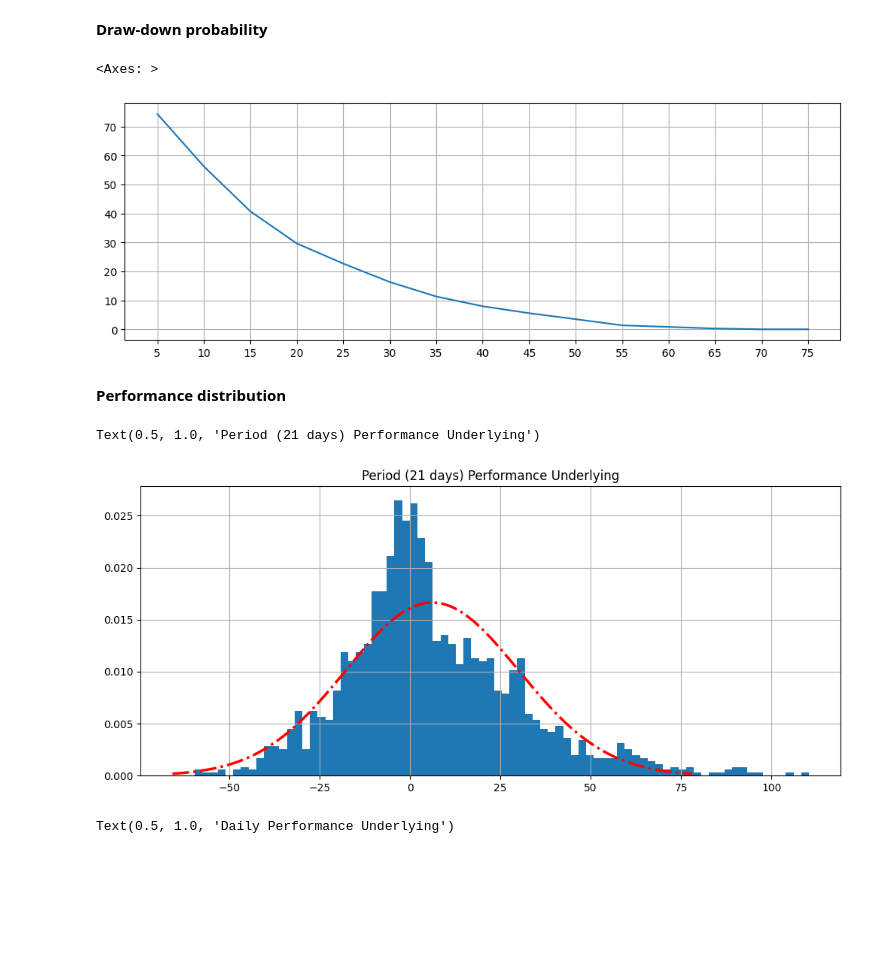
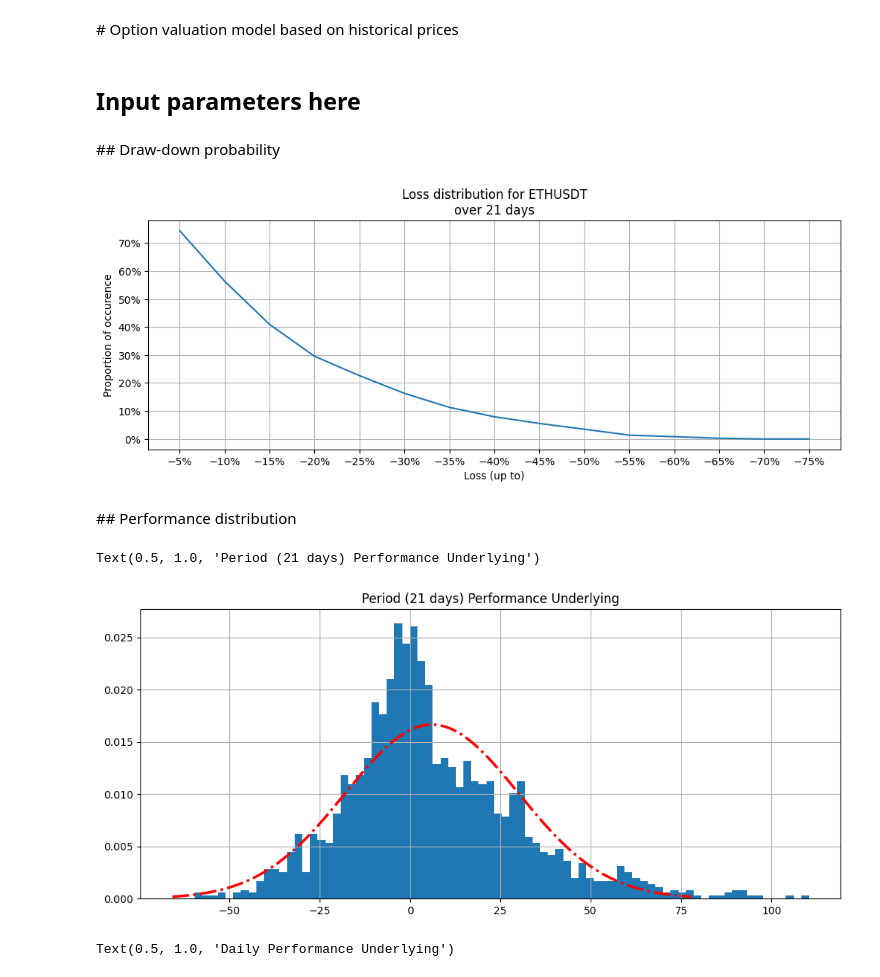
Before and after one commit to chris-ch/ethereum-prices, a Jupyter notebook: analyse-prices.ipynb, the cells around one changed output. Drawn from its saved outputs; the diff is of its cells as text; code cells hidden in the pictures; blank space fills up the shorter version.

```diff
--- a/analyse-prices.ipynb
+++ b/analyse-prices.ipynb
@@ -1,3 +1,5 @@
+# %% [markdown]
+# Option valuation model based on historical prices
 # %%
 from datetime import datetime, timedelta
 import pandas
@@ -52,3 +53,5 @@ prices_df = pandas.concat(df_years, axis=0)
 prices_df.index = pandas.to_datetime(prices_df.index)
 
 daily_prices = prices_df.groupby(prices_df.index.date)['open'].first()
+# %% [markdown]
+## Input parameters here
@@ -55,45 +61,62 @@ daily_prices = prices_df.groupby(prices_df.index.date)['open'].first()
 # %% [markdown]
-**Draw-down probability**
+## Draw-down probability
 # %%
 rolling_min_series = prices_df.groupby(prices_df.index.date)['low'].min().rolling(WINDOW_PERIOD).min()
 period_close_series = prices_df.groupby(prices_df.index.date)['close'].last().shift(-WINDOW_PERIOD)
 df = pandas.DataFrame({
     'daily_prices': daily_prices,
     'period_close_series': period_close_series,
     'rolling_min_series': rolling_min_series
 })
 df['rolling_min_series'] = df['rolling_min_series'].shift(-WINDOW_PERIOD)
 df['drawdown_pct'] = -df['rolling_min_series'].divide(df['daily_prices']).subtract(1.).multiply(100.)
 df['period_perf_pct'] = df['period_close_series'].divide(df['daily_prices']).subtract(1.).multiply(100.)
 df.dropna(inplace=True)
 df.index = pandas.to_datetime(df.index)
 frequencies = dict()
 for loss in range(5, 80, 5):
-    frequencies[loss] = 100. * df['drawdown_pct'][df['drawdown_pct'] > loss].count() / df['drawdown_pct'].count()
+    frequencies[-loss] = 100. * df['drawdown_pct'][df['drawdown_pct'] > loss].count() / df['drawdown_pct'].count()
 
 df = df[df.index.year>=2019]
 
-pandas.Series(frequencies, name='loss_distribution').plot(figsize=(12,4), grid=True, xticks=list(frequencies.keys()))
+from matplotlib import ticker
+axes = pandas.Series(frequencies, name='loss_distribution').plot(
+    figsize=(12,4),
+    grid=True,
+    xticks=list(frequencies.keys()),
+    title=f'Loss distribution for {SYMBOL}\nover {WINDOW_PERIOD} days'
+)
+pyplot.gca().invert_xaxis()
+pyplot.xlabel('Loss (up to)')
+pyplot.ylabel('Proportion of occurence')
+axes.xaxis.set_major_formatter(ticker.PercentFormatter())
+axes.yaxis.set_major_formatter(ticker.PercentFormatter())
 # %% [output]
-<Axes: >
-[figure, old version]
+[figure, new version]
 # %% [markdown]
-**Performance distribution**
+## Performance distribution
 # %%
 df['period_perf_pct'].hist(bins=80, density=True, figsize=(12, 5))
+
+def normpdf(x, mu, sigma):
+    sigma = abs(float(sigma))
+    z = (float(x) - float(mu)) / sigma
+    y = math.exp(-0.5 * z * z) / (math.sqrt(2. * math.pi) * sigma)
+    return y
+
 
 mu = df['period_perf_pct'].describe()['mean']
 sigma = df['period_perf_pct'].describe()['std']
 # Generate the normal distribution curve
 x = numpy.linspace(mu - 3*sigma, mu + 3*sigma, 1000)
-y = stats.norm.pdf(x, mu, sigma)
+y = normpdf(x, mu, sigma)
 
 # Plot the normal distribution curve
 pyplot.plot(x, y, linestyle='dashdot', linewidth=2.5, color='red')
 pyplot.title(f'Period ({WINDOW_PERIOD} days) Performance Underlying')
 # %% [output]
 Text(0.5, 1.0, 'Period (21 days) Performance Underlying')
-[figure, old version]
+[figure, new version]
 # %%
 daily_perf = df["daily_prices"].shift(-1).divide(df["daily_prices"]).subtract(1.).dropna().multiply(100.)
 daily_perf.hist(bins=80, density=True, figsize=(12, 5))
```
Also changed, not shown: parts of 12 cells of this notebook, 3 other files.
